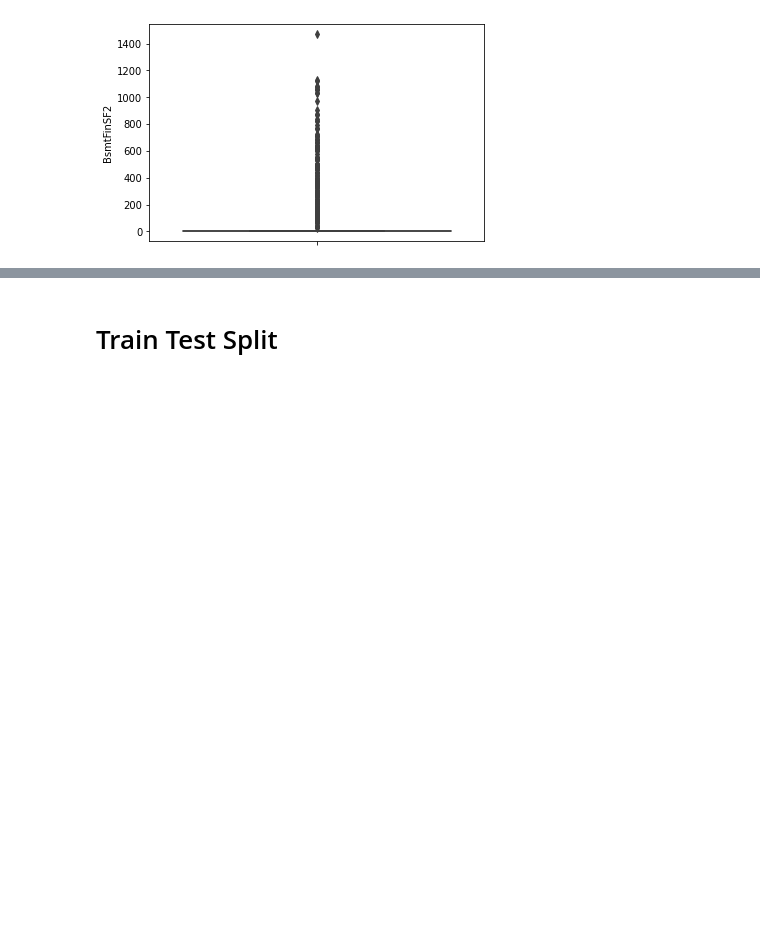
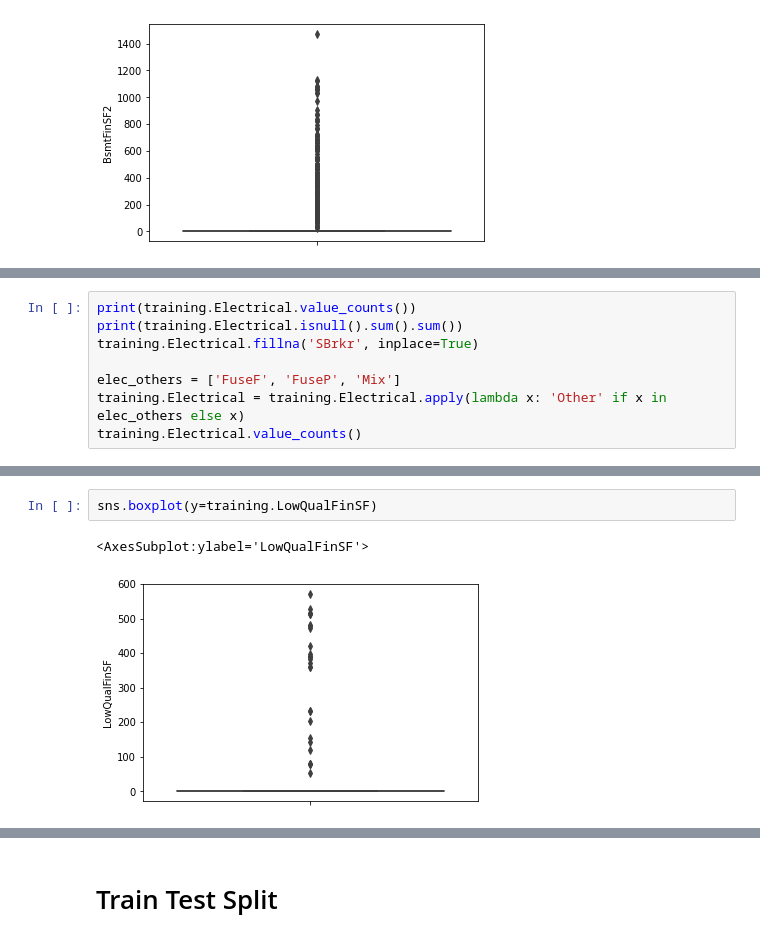
Before and after one commit to TheHamhams/Housing-Kaggle, a Jupyter notebook: Housing Notebook.ipynb, the cells around one changed output, grey strips where cells are left out. Drawn from its saved outputs; the diff is of its cells as text; blank space fills up the shorter version.

Commit message:
through KitchenQual

```diff
--- a/Housing Notebook.ipynb
+++ b/Housing Notebook.ipynb
@@ -633,0 +675,8 @@ sns.boxplot(y = training.BsmtFinSF2)
+# %%
+print(training.Electrical.value_counts())
+print(training.Electrical.isnull().sum().sum())
+training.Electrical.fillna('SBrkr', inplace=True)
+
+elec_others = ['FuseF', 'FuseP', 'Mix']
+training.Electrical = training.Electrical.apply(lambda x: 'Other' if x in elec_others else x)
+training.Electrical.value_counts()
@@ -633,0 +695,5 @@ sns.boxplot(y = training.BsmtFinSF2)
+# %%
+sns.boxplot(y=training.LowQualFinSF)
+# %% [output]
+<AxesSubplot:ylabel='LowQualFinSF'>
+[figure, added]
```
Also changed, not shown: parts of 21 cells of this notebook, 1 other file.
